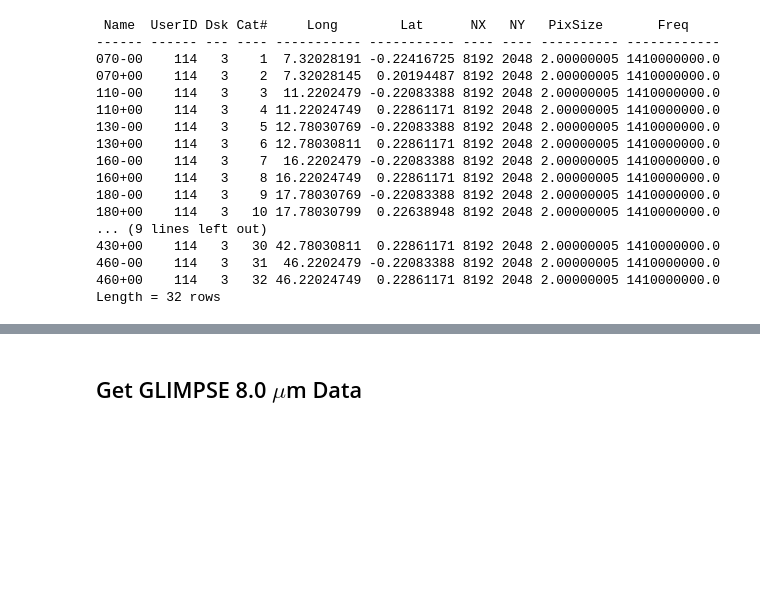
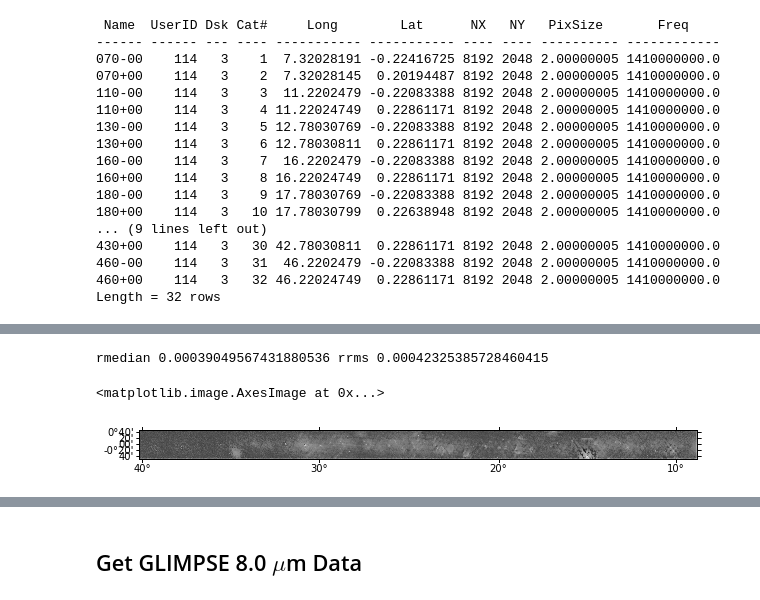
Before and after one commit to jegpeek/bigplaneimage, a Jupyter notebook: make_a_big_plane_image.ipynb, the cells around one changed output, grey strips where cells are left out. Drawn from its saved outputs; the diff is of its cells as text; code cells hidden in the pictures; blank space fills up the shorter version.

```diff
--- a/make_a_big_plane_image.ipynb
+++ b/make_a_big_plane_image.ipynb
@@ -109,28 +177,25 @@ print(ls)
 # %%
 import time
+from urllib.error import URLError
 t0 = time.time()
 #ax1 = plt.subplot(1,1,1, projection=wcs.WCS(hduimg.header))
+img_array = np.zeros((ny,nx),dtype=np.float)
+img_count = np.zeros((ny,nx),dtype=np.int)
 for j, b in enumerate(tqdm(bs)):
     l = ls[j]
     fn = 'https://third.ucllnl.org/cgi-bin/gpsimage?RA={}&Dec={}&Equinox=Galactic&ImageSize=273.0666&MaxImSize=8192&Survey=gps20new&FITS=1'.format(l,b)
     print(fn)
-    image_file = download_file(fn, cache=True)
+    while True:
+        try:
+            image_file = download_file(fn, cache=True, timeout=300.0)
+            break
+        except URLError as e:
+            if str(e).find("The read operation timed out") < 0:
+                raise e
+            print("Request timed-out, try again")
     magpishdu = io.fits.open(image_file)
-    for key in ('CTYPE3','CRVAL3','CDELT3','CROTA3','CRPIX3','DATATYPE',
-                'DATE','COMMENT','FIELDNAM','OBJECT','OBJCTLON','OBJCTLAT',
-                'OBJCTX','OBJCTY','XCORN','YCORN','TELESCOP','INSTRUME',
-                'OBSERVER','DATE-OBS','DATE-MAP','BUNIT','EPOCH','EQUINOX',
-                'DATAMAX','DATAMIN','BMAJ','BMIN','BPA','HISTORY'):
-        del magpishdu[0].header[key]
-    array, footprint = reproject_interp(magpishdu[0], hduimg.header)
-    if b < 0:
-        array[array.shape[0]/2:, :] = np.nan
-    if b > 0:
-        array[0:array.shape[0]/2, :] = np.nan
-    img_array = np.nanmean(np.array([img_array, array]), axis=0)
-    #ax1 = plt.subplot(len(bs),len(ls),q, projection=wcs.WCS(hduimg.header))
-    #ax1.imshow(array, origin='lower')
-    #q = q + 1
-
-print("Completed in {} s".format(time.time()-t0))
+    fast_reproject_interp(magpishdu[0], hduimg.header, img_array, img_count)
+    magpishdu.close()
+img_array = img_array/img_count.clip(1)
+print("Completed in {:.0f} s".format(time.time()-t0))
 # %% [output]
@@ -150 +215,12 @@ https://third.ucllnl.org/cgi-bin/gpsimage?RA=12.78030811&Dec=0.22861171&Equinox=
+# %%
+plt.figure(figsize=[10, 5])
+ax1 = plt.subplot(1,1,1, projection=wcs.WCS(hduimg.header))
+rmedian = np.median(img_array)
+rrms = np.median(np.abs(img_array-rmedian))*1.486
+print("rmedian",rmedian,"rrms",rrms)
+ax1.imshow(np.arcsinh((img_array-rmedian)/rrms), origin='lower', cmap='gray')
+# %% [output]
+rmedian 0.00039049567431880536 rrms 0.00042325385728460415
+<matplotlib.image.AxesImage at 0x...>
+[figure, added]
 # %%
```
Also changed, not shown: parts of 13 cells of this notebook.
